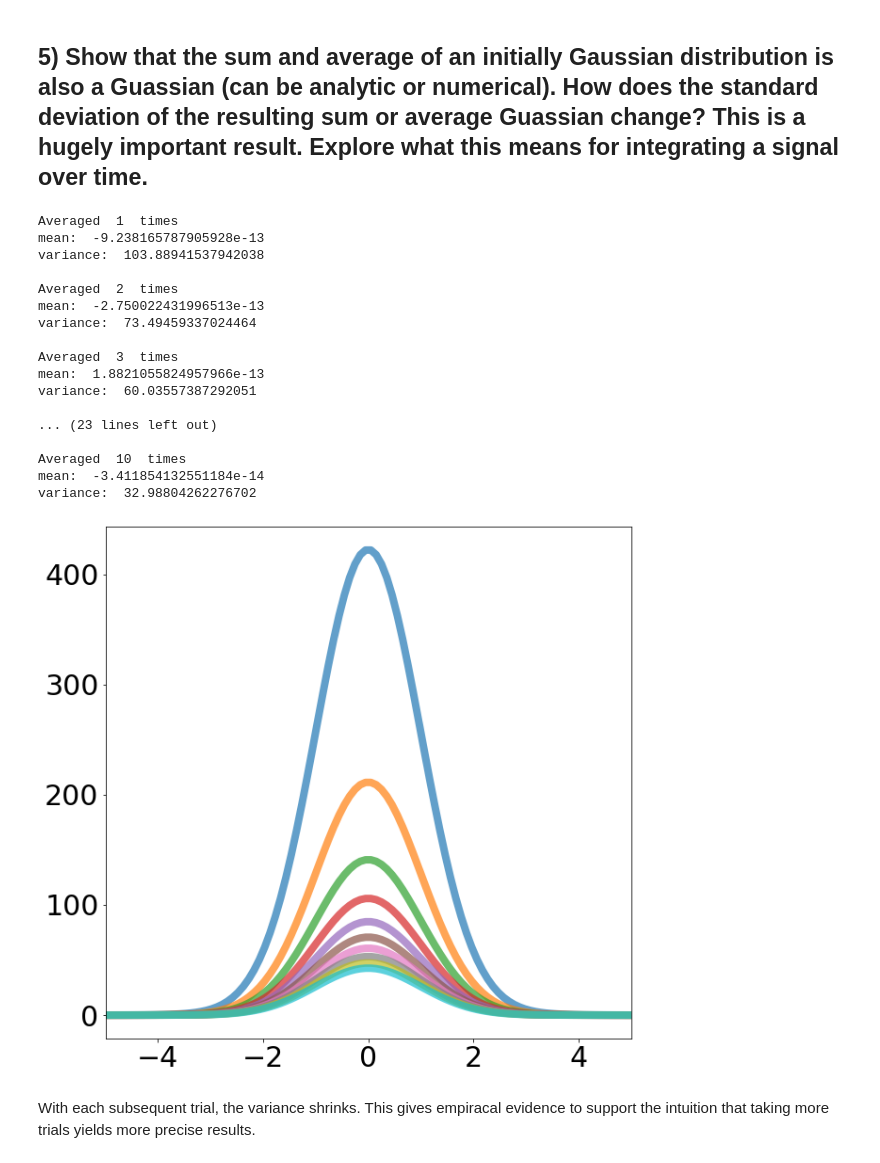
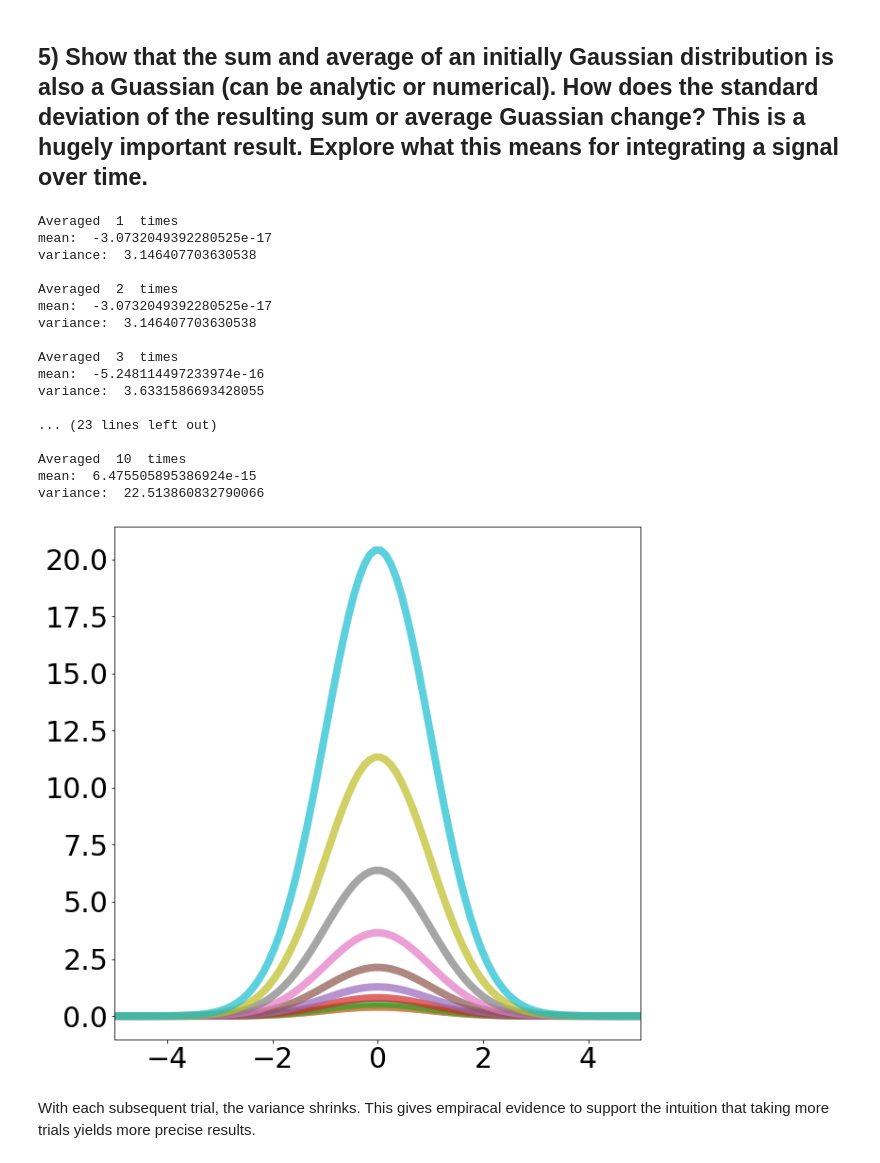
Before and after one commit to nsyochum/Physics-434, a Jupyter notebook: Homework_2/Homework2.ipynb, the cells around one changed output. Cells and saved outputs as stored; diff of their text form; code cells hidden in the pictures.

```diff
--- a/Homework_2/Homework2.ipynb
+++ b/Homework_2/Homework2.ipynb
@@ -102,42 +102,42 @@ fig, ax = plt.subplots(1,1)#.subplots(10, 1)
 plt.xlim([-5,5])
 plt.tick_params(labelsize = 30)
 fig.set_size_inches(10,10)
 
 distribution = stats.norm.pdf(x, loc=0, scale=1)
-results = distro
+results = distribution
 for index in range(10) :
     trials = index + 1
     average = results / trials
 
     x = np.linspace(-5,5,average.size)
     mean = sum(x*average)
     print("Averaged ", trials, " times")
     print("mean: ", mean)
     var = (sum(average*x**2) - mean**2)**0.5
     print("variance: ", var)
     print()
     ax.plot(x, average, linewidth = 8, alpha = 0.7)
     results += distribution
 
 plt.show()
 # %% [output]
 Averaged  1  times
-mean:  -9.238165787905928e-13
-variance:  103.88941537942038
+mean:  -3.0732049392280525e-17
+variance:  3.146407703630538
 
 Averaged  2  times
-mean:  -2.750022431996513e-13
-variance:  73.49459337024464
+mean:  -3.0732049392280525e-17
+variance:  3.146407703630538
 
 Averaged  3  times
-mean:  1.8821055824957966e-13
-variance:  60.03557387292051
+mean:  -5.248114497233974e-16
+variance:  3.6331586693428055
 
 ... (23 lines left out)
 
 Averaged  10  times
-mean:  -3.411854132551184e-14
-variance:  32.98804262276702
+mean:  6.475505895386924e-15
+variance:  22.513860832790066
-[figure, old version]
+[figure, new version]
 # %% [markdown]
 With each subsequent trial, the variance shrinks.  This gives empiracal evidence to support the intuition that taking more trials yields more precise results.
```
